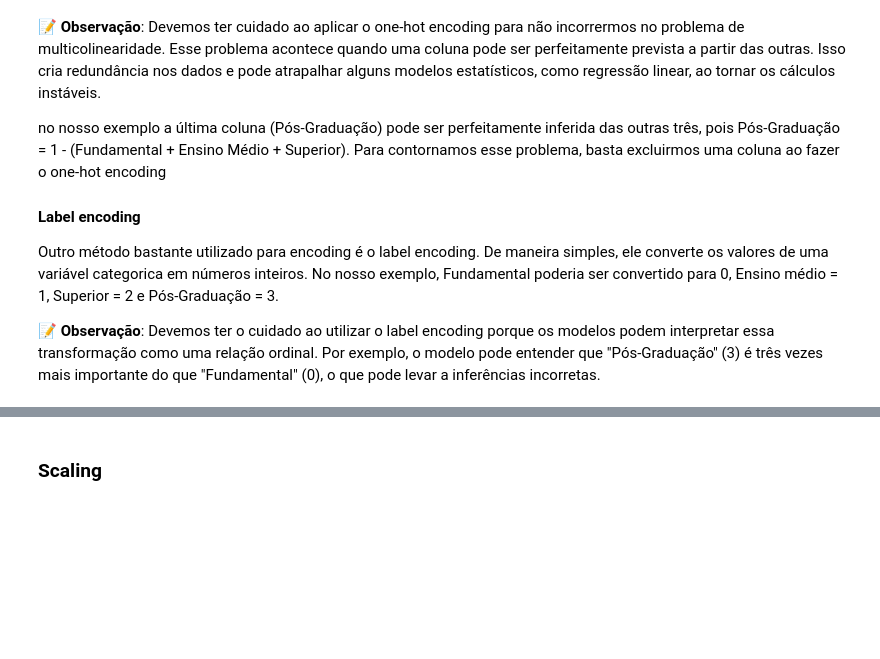
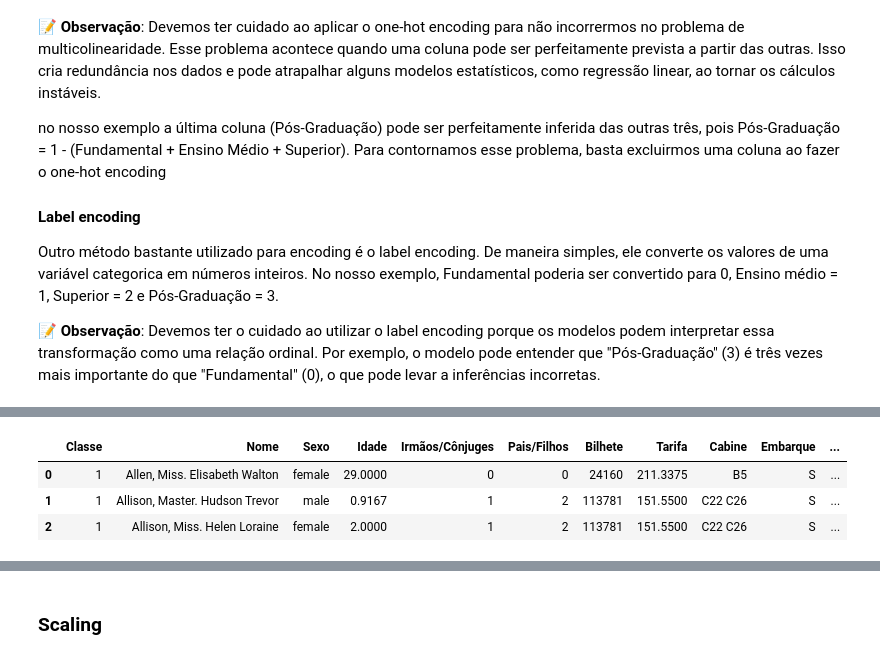
Before and after one commit to GB-Navarro/case-ia-fea-dev, a Jupyter notebook: case_ia.ipynb, the cells around one changed output, grey strips where cells are left out. Saved outputs shown, nothing was run; the diff lists cells and outputs as text; code cells hidden in the pictures; blank space fills up the shorter version.

```diff
--- a/case_ia.ipynb
+++ b/case_ia.ipynb
@@ -624,0 +945,36 @@ Outro método bastante utilizado para encoding é o label encoding. De maneira s
+# %%
+from sklearn.datasets import fetch_openml
+import pandas as pd
+
+# Carrega o dataset
+titanic = fetch_openml('titanic', version=1, as_frame=True)
+# Transforma em um DataFrame
+df_titanic = pd.DataFrame(data=titanic.data, columns=titanic.feature_names)
+
+# Adiciona a coluna de classes
+df_titanic['survived'] = titanic.target
+
+# Tradução das colunas para o portugues
+df_titanic = df_titanic.rename(columns={'pclass': 'Classe',
+                                        'name': 'Nome',
+                                        'sex': 'Sexo',
+                                        'age': 'Idade',
+                                        'sibsp': 'Irmãos/Cônjuges',
+                                        'parch': 'Pais/Filhos',
+                                        'ticket': 'Bilhete',
+                                        'fare': 'Tarifa',
+                                        'cabin': 'Cabine',
+                                        'embarked': 'Embarque',
+                                        'boat': 'Bote',
+                                        'body': 'Corpo',
+                                        'home.dest': 'Destino',
+                                        'survived': 'Sobreviveu'
+                                        })
+
+# E exibe as 5 primeiras linhas
+df_titanic.head(3)
+# %% [output]
+|  | Classe | Nome | Sexo | Idade | Irmãos/Cônjuges | Pais/Filhos | Bilhete | Tarifa | Cabine | Embarque | ... |
+| 0 | 1 | Allen, Miss. Elisabeth Walton | female | 29.0000 | 0 | 0 | 24160 | 211.3375 | B5 | S | ... |
+| 1 | 1 | Allison, Master. Hudson Trevor | male | 0.9167 | 1 | 2 | 113781 | 151.5500 | C22 C26 | S | ... |
+| 2 | 1 | Allison, Miss. Helen Loraine | female | 2.0000 | 1 | 2 | 113781 | 151.5500 | C22 C26 | S | ... |
```
Also changed, not shown: parts of 39 cells of this notebook.
